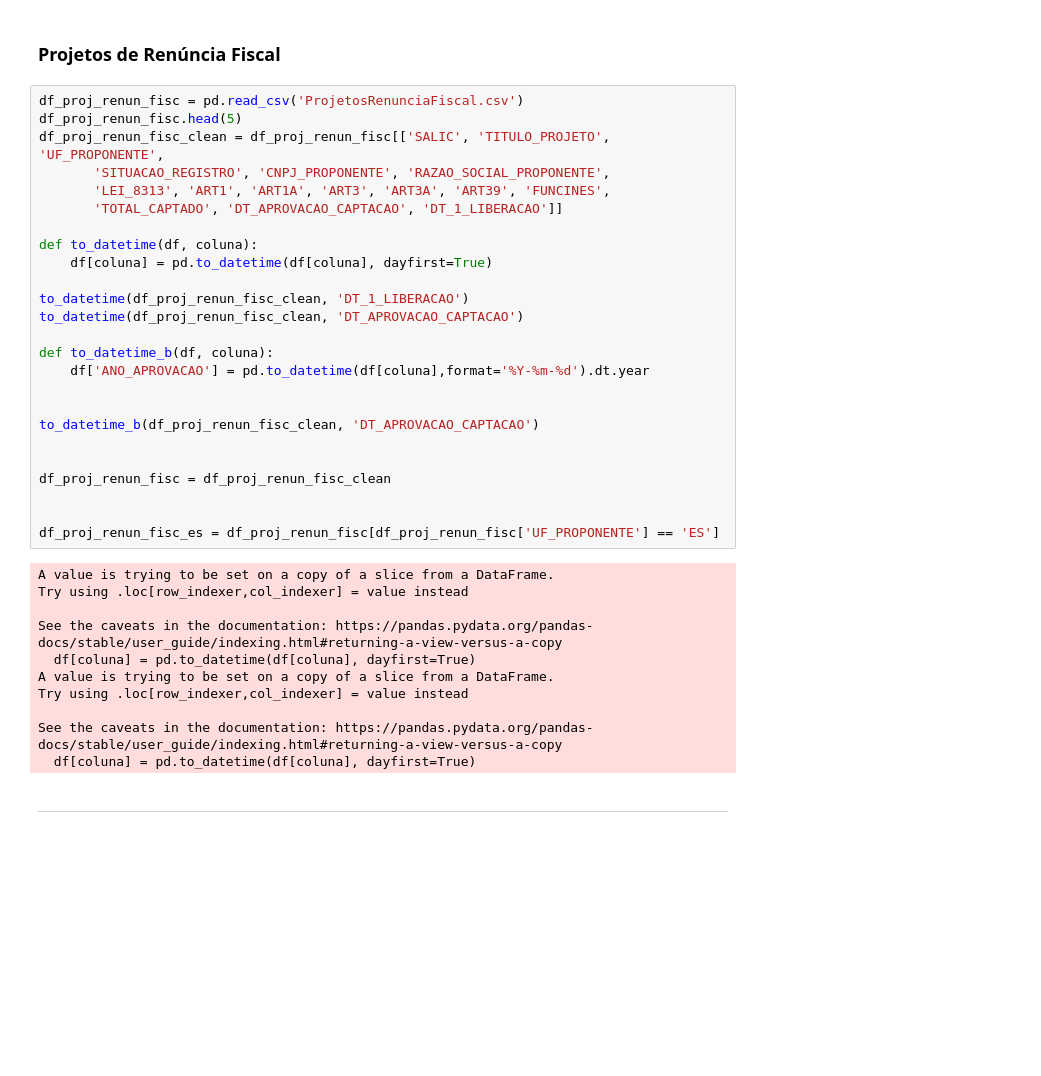
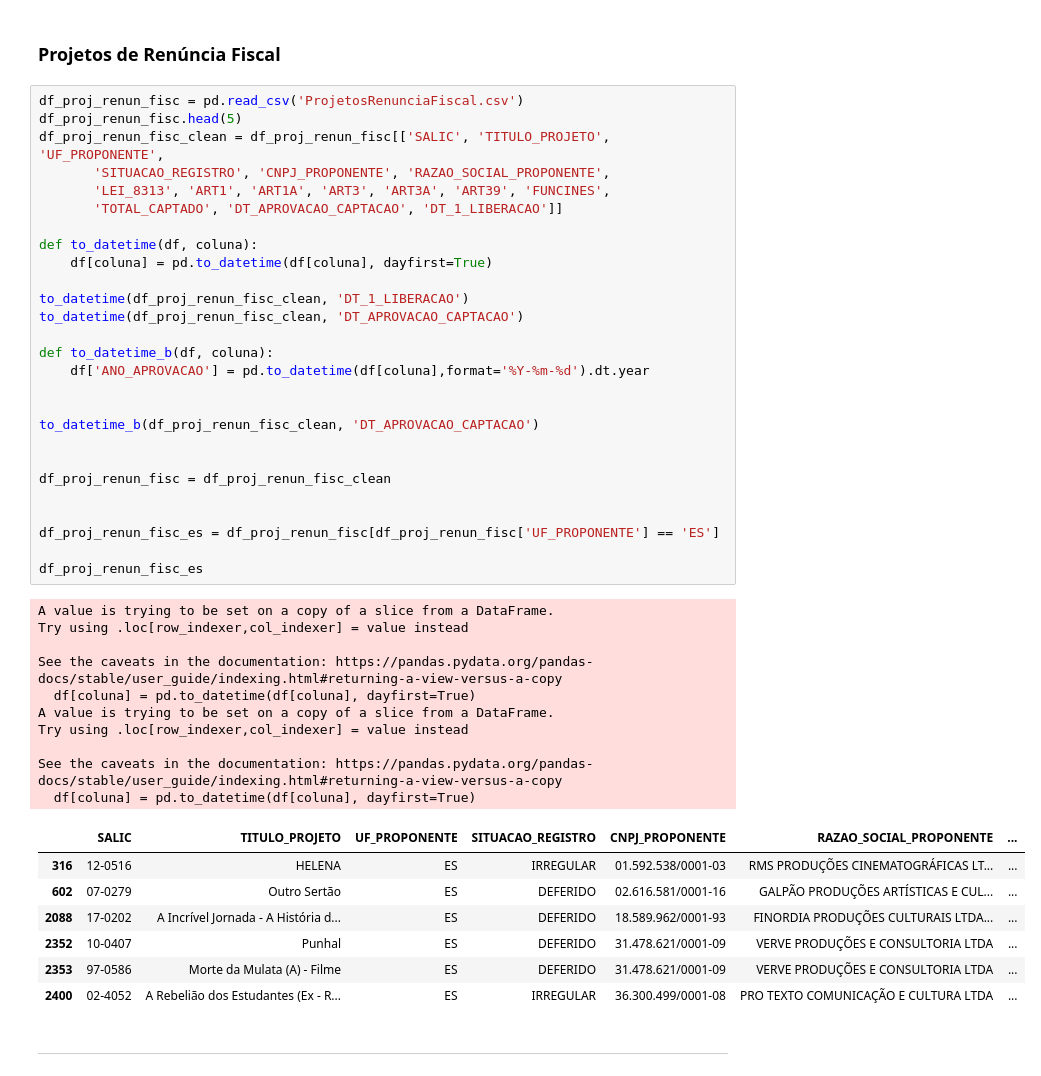
Before and after one commit to fonsecadados/ANCINE-ETL-dados-abertos, a Jupyter notebook: EDA/Ancine_ES/AncineES_EDA.ipynb, the cells around one changed output. Saved outputs shown, nothing was run; the diff lists cells and outputs as text; blank space fills up the shorter version.

```diff
--- a/EDA/Ancine_ES/AncineES_EDA.ipynb
+++ b/EDA/Ancine_ES/AncineES_EDA.ipynb
@@ -435,33 +436,42 @@ df_proj_renun_fisc_clean = df_proj_renun_fisc[['SALIC', 'TITULO_PROJETO', 'UF_PR
        'TOTAL_CAPTADO', 'DT_APROVACAO_CAPTACAO', 'DT_1_LIBERACAO']]
 
 def to_datetime(df, coluna):
     df[coluna] = pd.to_datetime(df[coluna], dayfirst=True)
 
 to_datetime(df_proj_renun_fisc_clean, 'DT_1_LIBERACAO')
 to_datetime(df_proj_renun_fisc_clean, 'DT_APROVACAO_CAPTACAO')
 
 def to_datetime_b(df, coluna):
     df['ANO_APROVACAO'] = pd.to_datetime(df[coluna],format='%Y-%m-%d').dt.year
 
 
 to_datetime_b(df_proj_renun_fisc_clean, 'DT_APROVACAO_CAPTACAO')
 
 
 df_proj_renun_fisc = df_proj_renun_fisc_clean
 
 
 df_proj_renun_fisc_es = df_proj_renun_fisc[df_proj_renun_fisc['UF_PROPONENTE'] == 'ES']
+
+df_proj_renun_fisc_es
 # %% [output]
 A value is trying to be set on a copy of a slice from a DataFrame.
 Try using .loc[row_indexer,col_indexer] = value instead
 
 See the caveats in the documentation: https://pandas.pydata.org/pandas-docs/stable/user_guide/indexing.html#returning-a-view-versus-a-copy
   df[coluna] = pd.to_datetime(df[coluna], dayfirst=True)
 A value is trying to be set on a copy of a slice from a DataFrame.
 Try using .loc[row_indexer,col_indexer] = value instead
 
 See the caveats in the documentation: https://pandas.pydata.org/pandas-docs/stable/user_guide/indexing.html#returning-a-view-versus-a-copy
   df[coluna] = pd.to_datetime(df[coluna], dayfirst=True)
+|  | SALIC | TITULO_PROJETO | UF_PROPONENTE | SITUACAO_REGISTRO | CNPJ_PROPONENTE | RAZAO_SOCIAL_PROPONENTE | ... |
+| 316 | 12-0516 | HELENA | ES | IRREGULAR | 01.592.538/0001-03 | RMS PRODUÇÕES CINEMATOGRÁFICAS LT... | ... |
+| 602 | 07-0279 | Outro Sertão | ES | DEFERIDO | 02.616.581/0001-16 | GALPÃO PRODUÇÕES ARTÍSTICAS E CUL... | ... |
+| 2088 | 17-0202 | A Incrível Jornada - A História d... | ES | DEFERIDO | 18.589.962/0001-93 | FINORDIA PRODUÇÕES CULTURAIS LTDA... | ... |
+| 2352 | 10-0407 | Punhal | ES | DEFERIDO | 31.478.621/0001-09 | VERVE PRODUÇÕES E CONSULTORIA LTDA | ... |
+| 2353 | 97-0586 | Morte da Mulata (A) - Filme | ES | DEFERIDO | 31.478.621/0001-09 | VERVE PRODUÇÕES E CONSULTORIA LTDA | ... |
+| 2400 | 02-4052 | A Rebelião dos Estudantes (Ex - R... | ES | IRREGULAR | 36.300.499/0001-08 | PRO TEXTO COMUNICAÇÃO E CULTURA LTDA | ... |
 # %% [markdown]
 ---
 # %% [markdown]
```
Also changed, not shown: parts of 11 cells of this notebook, 10 other files.
